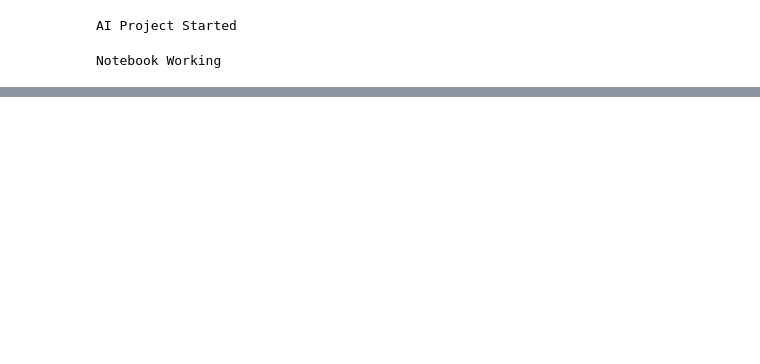
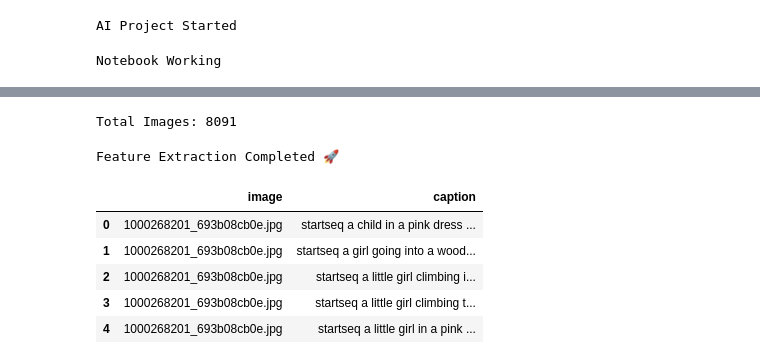
Before and after one commit to krupaliichauhan/ImageCaptionGenerator, a Jupyter notebook: notebooks/image_caption_generator.ipynb, the cells around one changed output, grey strips where cells are left out. Saved outputs shown, nothing was run; the diff lists cells and outputs as text; code cells hidden in the pictures; blank space fills up the shorter version.

```diff
--- a/notebooks/image_caption_generator.ipynb
+++ b/notebooks/image_caption_generator.ipynb
@@ -13,0 +103,74 @@ FileNotFoundError: [WinError 3] The system cannot find the path specified: 'data
+# %%
+from tqdm import tqdm
+import pickle
+import os
+
+# Dictionary to store features
+features_dict = {}
+
+# Path to images folder
+images_path = "../data/Images"
+
+# Get all image names
+image_names = os.listdir(images_path)
+
+print("Total Images:", len(image_names))
+
+# Loop through images
+for img_name in tqdm(image_names):
+
+    # Full image path
+    img_path = os.path.join(images_path, img_name)
+
+    # Load image
+    img = load_img(img_path, target_size=(299, 299))
+    img = img_to_array(img)
+
+    # Reshape
+    img = np.expand_dims(img, axis=0)
+
+    # Preprocess
+    img = preprocess_input(img)
+
+    # Extract features
+    feature = model.predict(img, verbose=0)
+
+    # Store features
+    features_dict[img_name] = feature
+
+# Save features
+pickle.dump(features_dict, open("../models/features.pkl", "wb"))
+
+print("Feature Extraction Completed 🚀")
+# %% [output]
+Total Images: 8091
+Feature Extraction Completed 🚀
+# %%
+def clean_caption(caption):
+
+    # Convert to lowercase
+    caption = caption.lower()
+
+    # Remove special characters
+    caption = ''.join(char for char in caption if char.isalpha() or char == ' ')
+
+    # Remove extra spaces
+    caption = ' '.join(caption.split())
+
+    # Add start and end tokens
+    caption = 'startseq ' + caption + ' endseq'
+
+    return caption
+
+# Apply cleaning
+captions['caption'] = captions['caption'].apply(clean_caption)
+
+# Show sample
+captions.head()
+# %% [output]
+|  | image | caption |
+| 0 | 1000268201_693b08cb0e.jpg | startseq a child in a pink dress ... |
+| 1 | 1000268201_693b08cb0e.jpg | startseq a girl going into a wood... |
+| 2 | 1000268201_693b08cb0e.jpg | startseq a little girl climbing i... |
+| 3 | 1000268201_693b08cb0e.jpg | startseq a little girl climbing t... |
+| 4 | 1000268201_693b08cb0e.jpg | startseq a little girl in a pink ... |
```
Also changed, not shown: parts of 11 cells of this notebook.
